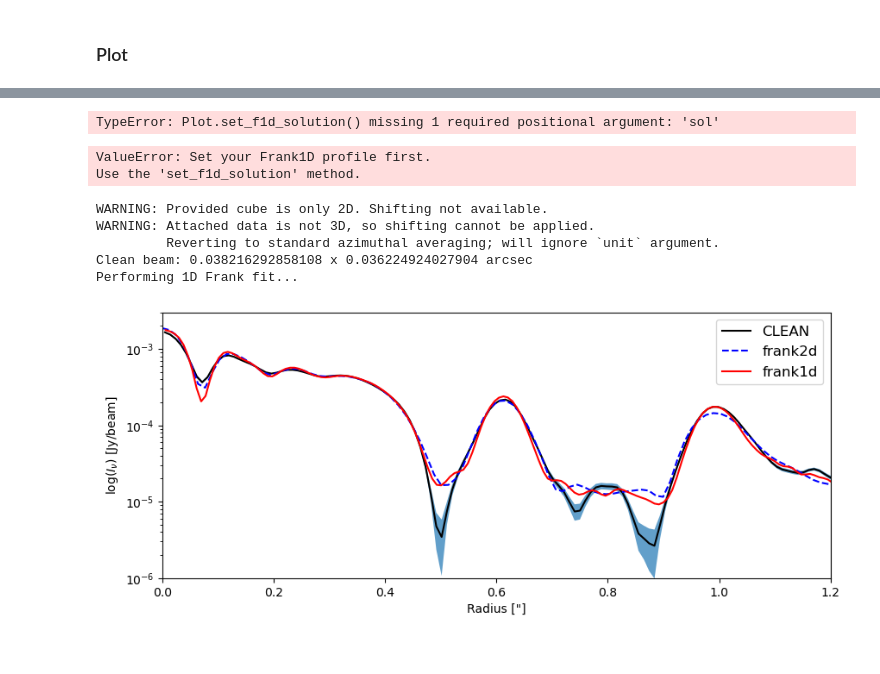
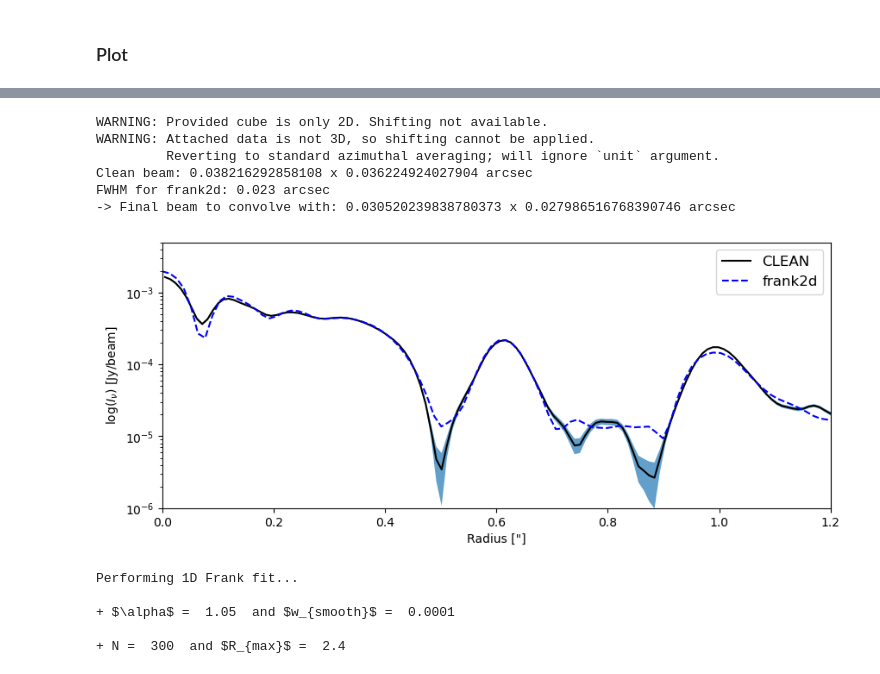
Before and after one commit to mariajmellado/frank2d, a Jupyter notebook: Notebooks/52_Test_Frank2D_CPU.ipynb, the cells around one changed output, grey strips where cells are left out. Cells and saved outputs as stored; diff of their text form; code cells hidden in the pictures.

```diff
--- a/Notebooks/52_Test_Frank2D_CPU.ipynb
+++ b/Notebooks/52_Test_Frank2D_CPU.ipynb
@@ -38,7 +38,7 @@ best_AS209 = {'m': -1.3620915465005585, 'c': 4681.0681578390195, 'l': 72454.1513
 # %%
 params =  {'m': -2, 'c': 1e8, 'l': 7e4}
 # %%
-data =  Elias27
+data =  AS209
 # %%
 
 dir = "./../../data/"
@@ -93,5 +78,5 @@ complex128 <class 'numpy.ndarray'>
 # %%
-best_params = params
+best_params = best_AS209
 # %%
 frank2d.fit(kernel_params = best_params, rtol = 1e-8)
 # %% [output]
@@ -143,7 +107,7 @@ frank2d.MAP
 # %% [markdown]
 ### Plot
 # %%
-Plot_= Plot(frank2d, geom)
+Plot_= Plot(frank2d)
 # %%
 Plot_.visibility(fig_size = 5, kind = 'input')
 # %% [output]
@@ -171,9 +133,4 @@ Plot_.set_fits_file(fits_file)
-# %%
-Plot_AS209.set_f1d_solution()
-# %% [output]
-TypeError: Plot.set_f1d_solution() missing 1 required positional argument: 'sol'
-# %%
-Plot_AS209.intensity_profile(clean = False)
-# %% [output]
-ValueError: Set your Frank1D profile first.
-Use the 'set_f1d_solution' method.
+# %%
+dir_fits =  dir
+disk_fits = disk_name + '_continuum.fits'
+fits_file = dir_fits + disk_fits
@@ -180,10 +139,28 @@ Use the 'set_f1d_solution' method.
 # %%
-Plot_AS209.intensity_profile(clean = True, fits_file = fits_file)
+Plot_.intensity_profile(
+    clean = True, frank1d = False,
+    resol_f2d = 0.023, x_lims = (0, 1.2)
+    )
 # %% [output]
 WARNING: Provided cube is only 2D. Shifting not available.
 WARNING: Attached data is not 3D, so shifting cannot be applied.
          Reverting to standard azimuthal averaging; will ignore `unit` argument.
 Clean beam: 0.038216292858108 x 0.036224924027904 arcsec
-Performing 1D Frank fit...
+FWHM for frank2d: 0.023 arcsec
+-> Final beam to convolve with: 0.030520239838780373 x 0.027986516768390746 arcsec
-[figure, old version]
+[figure, new version]
+# %%
+# Frank 1D parameters
+n_pts = 300
+alpha = 1.05
+w_smooth = 1e-4
+r_out = rout
+
+sol_f1d = frank2d.frank1d(alpha = alpha, w_smooth = w_smooth, n_pts = n_pts, rout = r_out)
+# %% [output]
+Performing 1D Frank fit...
+
++ $\alpha$ =  1.05  and $w_{smooth}$ =  0.0001
+
++ N =  300  and $R_{max}$ =  2.4
 # %%
```
Also changed, not shown: parts of 20 cells of this notebook, 45 other files.
